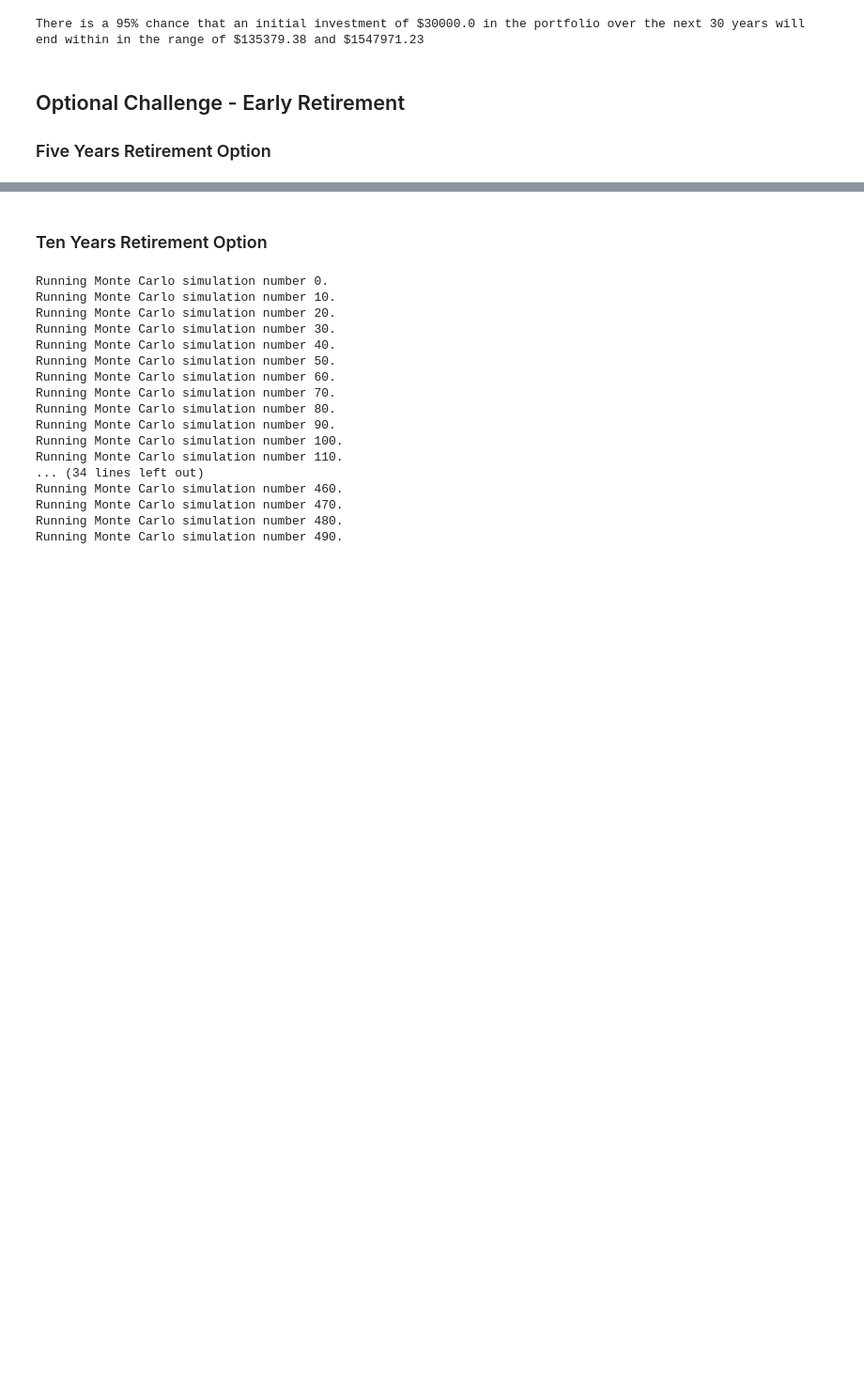
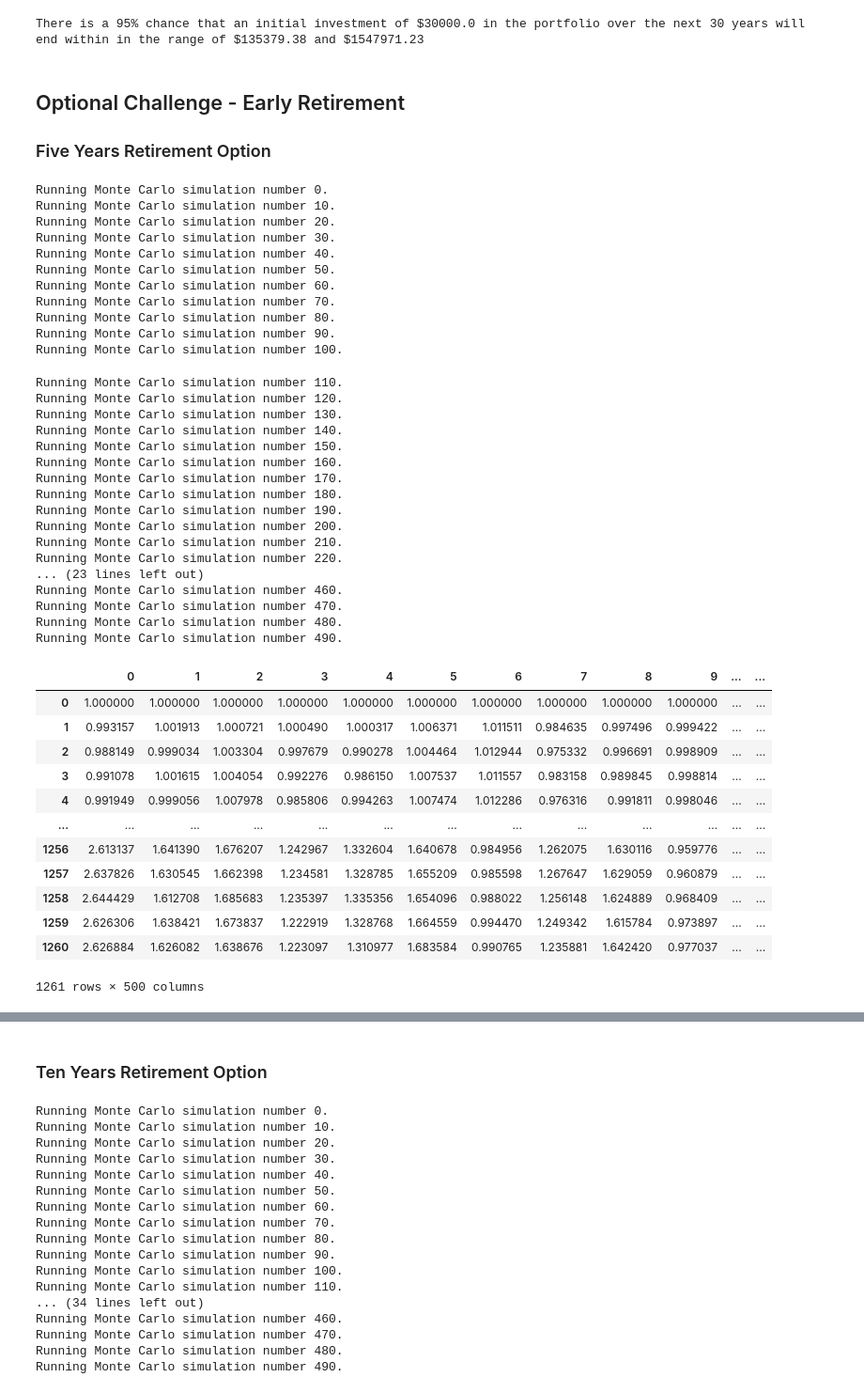
Before and after one commit to guninshahkhanna/Unit-5---Financial-Planning-Homework, a Jupyter notebook: Instructions/Starter_Code/financial-planner.ipynb, the cells around one changed output, grey strips where cells are left out. Shown at 94% size. Cells and saved outputs as stored; diff of their text form; code cells hidden in the pictures; blank space fills up the shorter version.

```diff
--- a/Instructions/Starter_Code/financial-planner.ipynb
+++ b/Instructions/Starter_Code/financial-planner.ipynb
@@ -358,3 +367,46 @@ There is a 95% chance that an initial investment of $30000.0 in the portfolio ov
 # %%
-# Configuring a Monte Carlo simulation to forecast 5 years cumulative returns
+# Running a Monte Carlo simulation to forecast 5 years cumulative returns
 # YOUR CODE HERE!
+MC_fiveyear.calc_cumulative_return()
+# %% [output]
+Running Monte Carlo simulation number 0.
+Running Monte Carlo simulation number 10.
+Running Monte Carlo simulation number 20.
+Running Monte Carlo simulation number 30.
+Running Monte Carlo simulation number 40.
+Running Monte Carlo simulation number 50.
+Running Monte Carlo simulation number 60.
+Running Monte Carlo simulation number 70.
+Running Monte Carlo simulation number 80.
+Running Monte Carlo simulation number 90.
+Running Monte Carlo simulation number 100.
+Running Monte Carlo simulation number 110.
+Running Monte Carlo simulation number 120.
+Running Monte Carlo simulation number 130.
+Running Monte Carlo simulation number 140.
+Running Monte Carlo simulation number 150.
+Running Monte Carlo simulation number 160.
+Running Monte Carlo simulation number 170.
+Running Monte Carlo simulation number 180.
+Running Monte Carlo simulation number 190.
+Running Monte Carlo simulation number 200.
+Running Monte Carlo simulation number 210.
+Running Monte Carlo simulation number 220.
+... (23 lines left out)
+Running Monte Carlo simulation number 460.
+Running Monte Carlo simulation number 470.
+Running Monte Carlo simulation number 480.
+Running Monte Carlo simulation number 490.
+|  | 0 | 1 | 2 | 3 | 4 | 5 | 6 | 7 | 8 | 9 | ... | ... |
+| 0 | 1.000000 | 1.000000 | 1.000000 | 1.000000 | 1.000000 | 1.000000 | 1.000000 | 1.000000 | 1.000000 | 1.000000 | ... | ... |
+| 1 | 0.993157 | 1.001913 | 1.000721 | 1.000490 | 1.000317 | 1.006371 | 1.011511 | 0.984635 | 0.997496 | 0.999422 | ... | ... |
+| 2 | 0.988149 | 0.999034 | 1.003304 | 0.997679 | 0.990278 | 1.004464 | 1.012944 | 0.975332 | 0.996691 | 0.998909 | ... | ... |
+| 3 | 0.991078 | 1.001615 | 1.004054 | 0.992276 | 0.986150 | 1.007537 | 1.011557 | 0.983158 | 0.989845 | 0.998814 | ... | ... |
+| 4 | 0.991949 | 0.999056 | 1.007978 | 0.985806 | 0.994263 | 1.007474 | 1.012286 | 0.976316 | 0.991811 | 0.998046 | ... | ... |
+| ... | ... | ... | ... | ... | ... | ... | ... | ... | ... | ... | ... | ... |
+| 1256 | 2.613137 | 1.641390 | 1.676207 | 1.242967 | 1.332604 | 1.640678 | 0.984956 | 1.262075 | 1.630116 | 0.959776 | ... | ... |
+| 1257 | 2.637826 | 1.630545 | 1.662398 | 1.234581 | 1.328785 | 1.655209 | 0.985598 | 1.267647 | 1.629059 | 0.960879 | ... | ... |
+| 1258 | 2.644429 | 1.612708 | 1.685683 | 1.235397 | 1.335356 | 1.654096 | 0.988022 | 1.256148 | 1.624889 | 0.968409 | ... | ... |
+| 1259 | 2.626306 | 1.638421 | 1.673837 | 1.222919 | 1.328768 | 1.664559 | 0.994470 | 1.249342 | 1.615784 | 0.973897 | ... | ... |
+| 1260 | 2.626884 | 1.626082 | 1.638676 | 1.223097 | 1.310977 | 1.683584 | 0.990765 | 1.235881 | 1.642420 | 0.977037 | ... | ... |
+1261 rows × 500 columns
```
Also changed, not shown: parts of 8 cells of this notebook, 1 other file.
